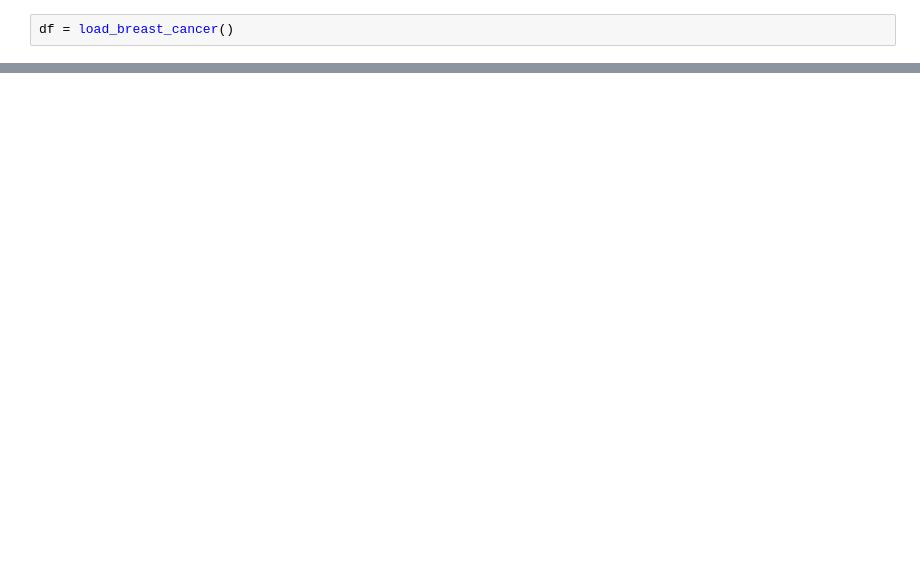
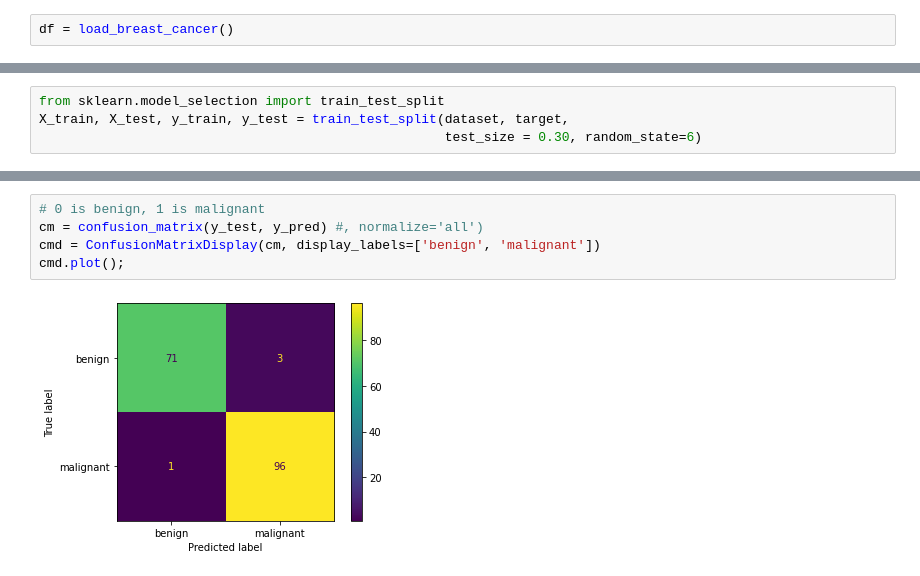
Before and after one commit to Edudeiko/CS-Data-Science-Build-Week-1, a Jupyter notebook: notebook/KNN_step_by_step.ipynb, the cells around one changed output, grey strips where cells are left out. Cells and saved outputs as stored; diff of their text form; blank space fills up the shorter version.

```diff
--- a/notebook/KNN_step_by_step.ipynb
+++ b/notebook/KNN_step_by_step.ipynb
@@ -165,0 +271,4 @@ print(f[0:10])
+# %%
+from sklearn.model_selection import train_test_split
+X_train, X_test, y_train, y_test = train_test_split(dataset, target,
+                                                    test_size = 0.30, random_state=6)
@@ -165,0 +329,7 @@ print(f[0:10])
+# %%
+# 0 is benign, 1 is malignant
+cm = confusion_matrix(y_test, y_pred) #, normalize='all')
+cmd = ConfusionMatrixDisplay(cm, display_labels=['benign', 'malignant'])
+cmd.plot();
+# %% [output]
+[figure, added]
```
Also changed, not shown: parts of 31 cells of this notebook.
